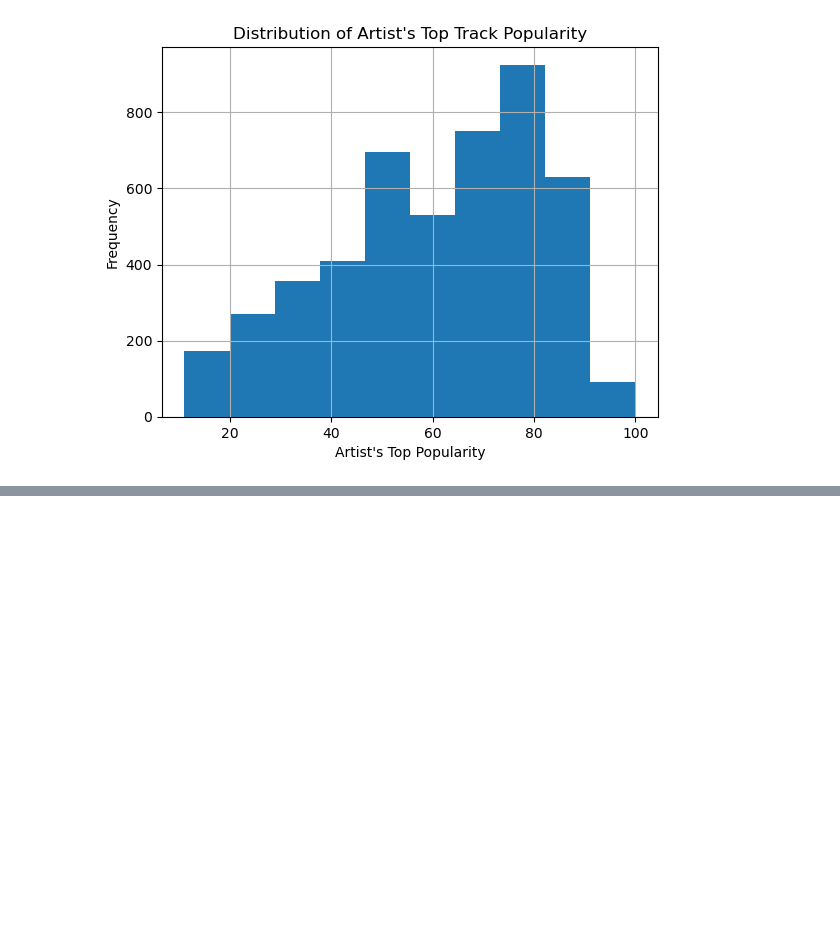
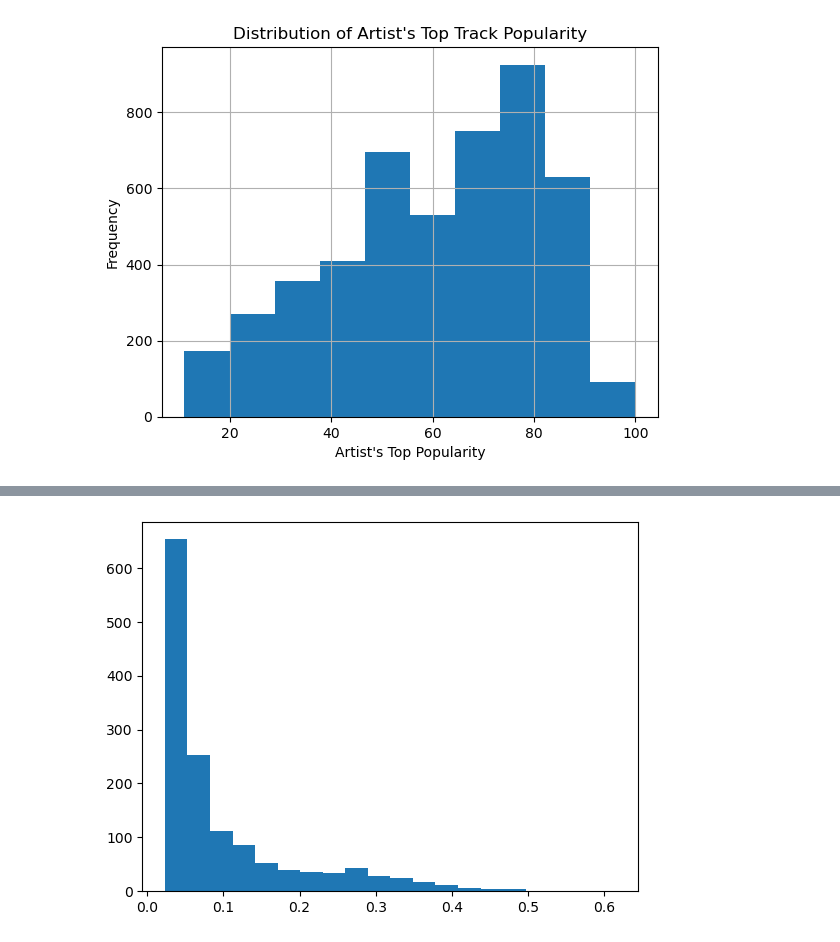
Before and after one commit to samiuell/MSE446-Group2, a Jupyter notebook: MSE446_Group2_dataprep.ipynb, the cells around one changed output, grey strips where cells are left out. Drawn from its saved outputs; the diff is of its cells as text; code cells hidden in the pictures; blank space fills up the shorter version.

```diff
--- a/MSE446_Group2_dataprep.ipynb
+++ b/MSE446_Group2_dataprep.ipynb
@@ -133,0 +206,25 @@ plt.show()
+# %%
+# Time signature
+# 4 unique values - treat as categorical, one hot encode
+songs['time_signature'].nunique()
+
+songs['time_signature'] = songs['time_signature'].astype('category')
+
+from sklearn.preprocessing import OneHotEncoder
+
+encoder = OneHotEncoder(sparse_output=False)
+encoded = encoder.fit_transform(songs[['time_signature']])
+encoded_df = pd.DataFrame(encoded, columns=encoder.get_feature_names_out(['time_signature']))
+songs = pd.concat([songs, encoded_df], axis=1)
+# %%
+# speechiness
+plt.hist(songs['speechiness'], bins=20)
+plt.show()
+
+# Can see that most data is close to 0, with long tail and max around 0.6.
+# Use MinMax Scaler to put on 0-1 scale
+from sklearn.preprocessing import MinMaxScaler
+scaler = MinMaxScaler()
+songs['speechiness'] = scaler.fit_transform(songs[['speechiness']])
+# %% [output]
+[figure, added]
```
Also changed, not shown: parts of 6 cells of this notebook.
